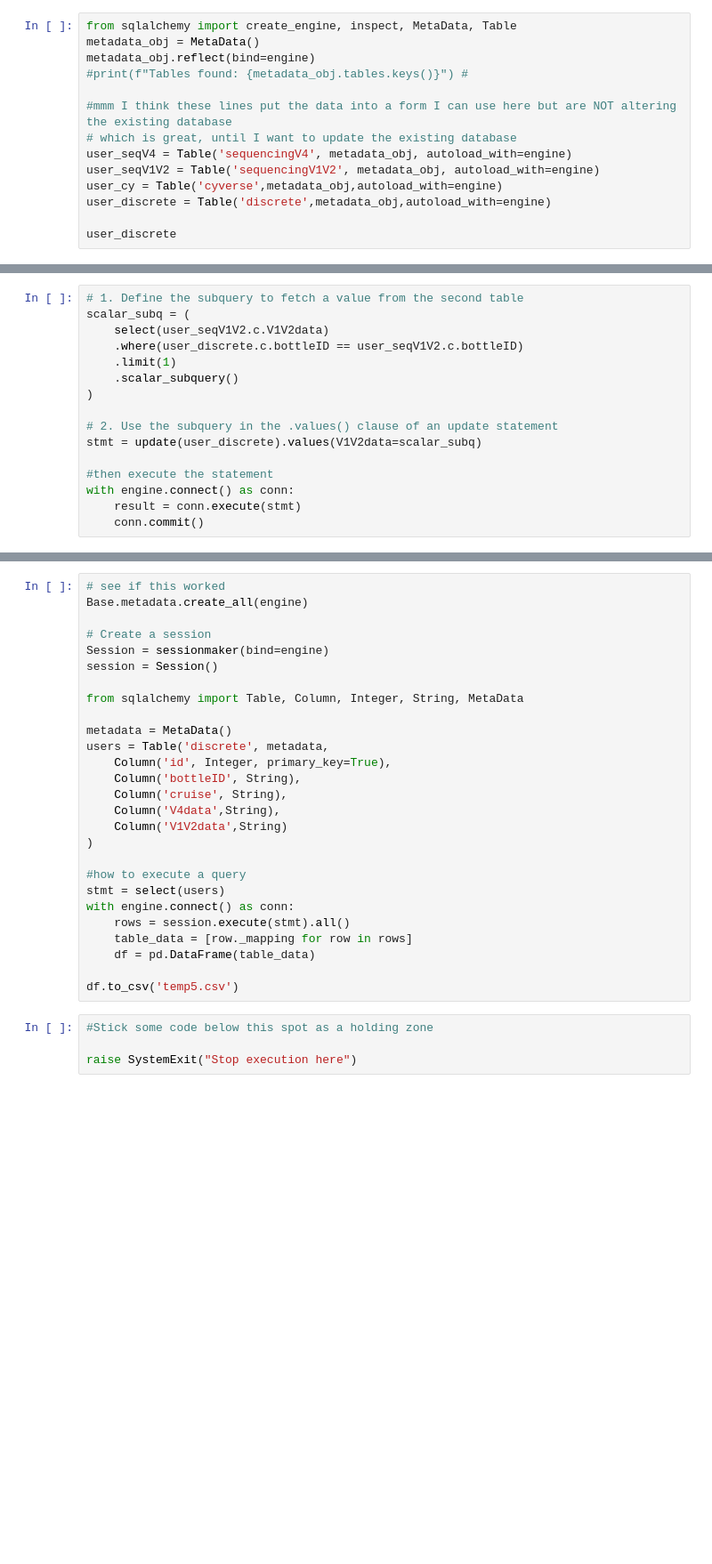
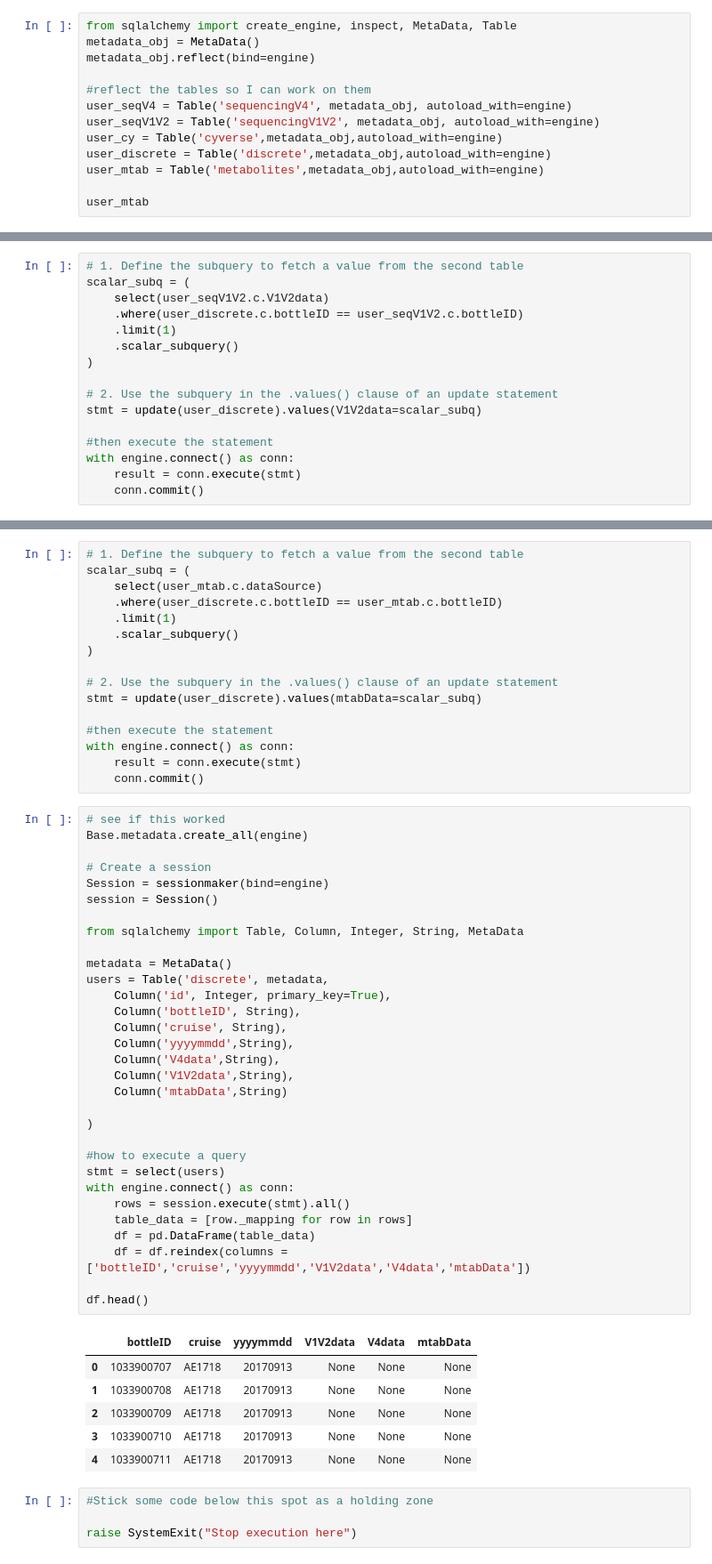
Before and after one commit to BIOS-SCOPE/SargassoDB, a Jupyter notebook: notebooks/movingAhead.ipynb, the cells around one changed output, grey strips where cells are left out. Shown at 89% size. Cells and saved outputs as stored; diff of their text form; blank space fills up the shorter version.

Commit message:
added mtab data ready to tidy this up into scripts not in jupyter notebook

```diff
--- a/notebooks/movingAhead.ipynb
+++ b/notebooks/movingAhead.ipynb
@@ -203,14 +274,13 @@ print(inspector.get_table_names())
 from sqlalchemy import create_engine, inspect, MetaData, Table
 metadata_obj = MetaData()
 metadata_obj.reflect(bind=engine)
-#print(f"Tables found: {metadata_obj.tables.keys()}") #
 
-#mmm I think these lines put the data into a form I can use here but are NOT altering the existing database
-# which is great, until I want to update the existing database
+#reflect the tables so I can work on them
 user_seqV4 = Table('sequencingV4', metadata_obj, autoload_with=engine)
 user_seqV1V2 = Table('sequencingV1V2', metadata_obj, autoload_with=engine)
 user_cy = Table('cyverse',metadata_obj,autoload_with=engine)
 user_discrete = Table('discrete',metadata_obj,autoload_with=engine)
+user_mtab = Table('metabolites',metadata_obj,autoload_with=engine)
 
-user_discrete
+user_mtab
 # %% [output]
@@ -312,30 +362,57 @@ with engine.connect() as conn:
+# %%
+# 1. Define the subquery to fetch a value from the second table
+scalar_subq = (
+    select(user_mtab.c.dataSource)
+    .where(user_discrete.c.bottleID == user_mtab.c.bottleID)
+    .limit(1)
+    .scalar_subquery()
+)
+
+# 2. Use the subquery in the .values() clause of an update statement
+stmt = update(user_discrete).values(mtabData=scalar_subq)
+
+#then execute the statement
+with engine.connect() as conn:
+    result = conn.execute(stmt)
+    conn.commit()
 # %%
 # see if this worked
 Base.metadata.create_all(engine)
 
 # Create a session
 Session = sessionmaker(bind=engine)
 session = Session()
 
 from sqlalchemy import Table, Column, Integer, String, MetaData
 
 metadata = MetaData()
 users = Table('discrete', metadata,
     Column('id', Integer, primary_key=True),
     Column('bottleID', String),
     Column('cruise', String),
+    Column('yyyymmdd',String),
     Column('V4data',String),
-    Column('V1V2data',String)
+    Column('V1V2data',String),
+    Column('mtabData',String)
+
 )
 
 #how to execute a query
 stmt = select(users)
 with engine.connect() as conn:
     rows = session.execute(stmt).all()
     table_data = [row._mapping for row in rows]
     df = pd.DataFrame(table_data)
+    df = df.reindex(columns = ['bottleID','cruise','yyyymmdd','V1V2data','V4data','mtabData'])
 
-df.to_csv('temp5.csv')
+df.head()
+# %% [output]
+|  | bottleID | cruise | yyyymmdd | V1V2data | V4data | mtabData |
+| 0 | 1033900707 | AE1718 | 20170913 | None | None | None |
+| 1 | 1033900708 | AE1718 | 20170913 | None | None | None |
+| 2 | 1033900709 | AE1718 | 20170913 | None | None | None |
+| 3 | 1033900710 | AE1718 | 20170913 | None | None | None |
+| 4 | 1033900711 | AE1718 | 20170913 | None | None | None |
 # %%
 #Stick some code below this spot as a holding zone
 
```
Also changed, not shown: parts of 21 cells of this notebook, 8 other files.
